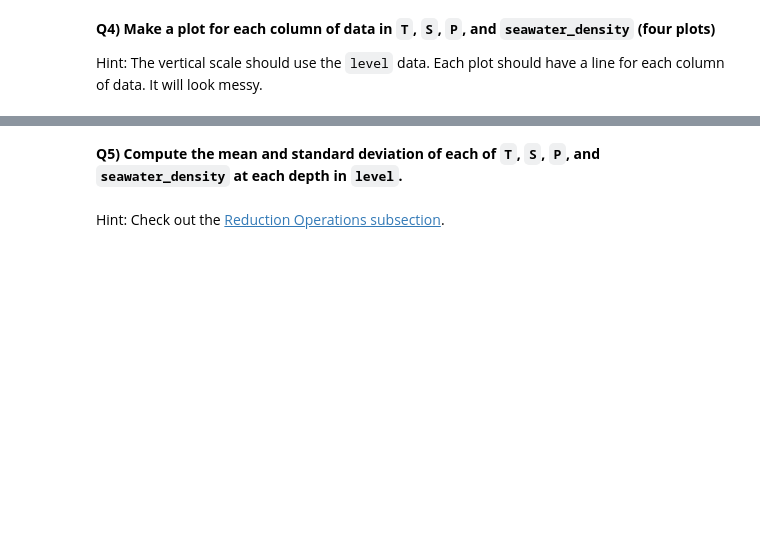
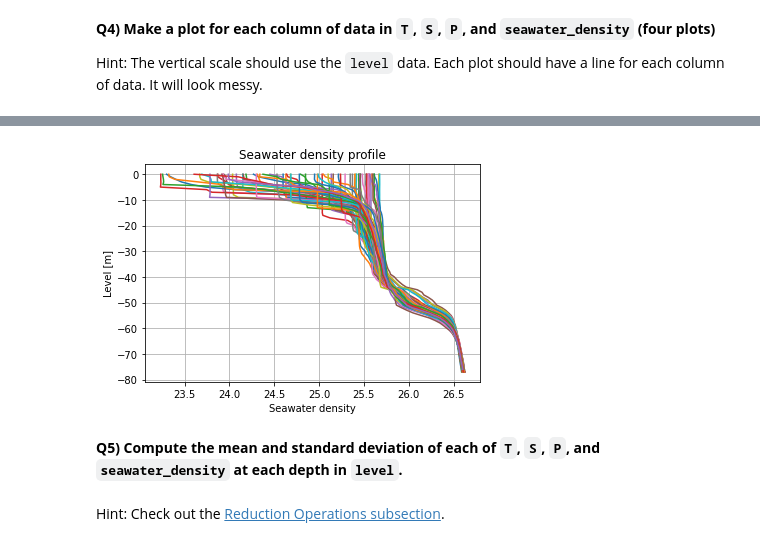
Before and after one commit to JerKeller/2022_ML_Earth_Env_Sci, a Jupyter notebook: S1_2_Numpy.ipynb, the cells around one changed output, grey strips where cells are left out. Saved outputs shown, nothing was run; the diff lists cells and outputs as text; code cells hidden in the pictures; blank space fills up the shorter version.

```diff
--- a/S1_2_Numpy.ipynb
+++ b/S1_2_Numpy.ipynb
@@ -537,5 +542,8 @@ Now it's all up to you. Here's the equation to avoid having to scroll back up:
 `seawater_density`$ = ρ −ρ_{Pure\ Water} = a \times S +b \times \Theta + c \times \Theta^{2}$
 # %%
 # Calculate the conservative temperature
+CT = CT_from_t(salinity,temperature,pressure)
 # %%
 # Calculate the relative density
+seawater_density = (a*salinity)+(b*CT)+(c*(CT**2))
+print(seawater_density)
@@ -554,3 +597,13 @@ Hint: The vertical scale should use the `level` data. Each plot should have a li
+# %%
+# Plot 4 - seawater_density
+
+plt.plot(seawater_density,-level)
+plt.title('Seawater density profile')
+plt.xlabel('Seawater density')
+plt.ylabel('Level [m]')
+plt.grid()
+# %% [output]
+[figure, added]
 # %% [markdown]
 **Q5) Compute the mean and standard deviation of each of `T`, `S`, `P`, and `seawater_density` at each depth in `level`.**
 # %% [markdown]
```
Also changed, not shown: parts of 19 cells of this notebook.
